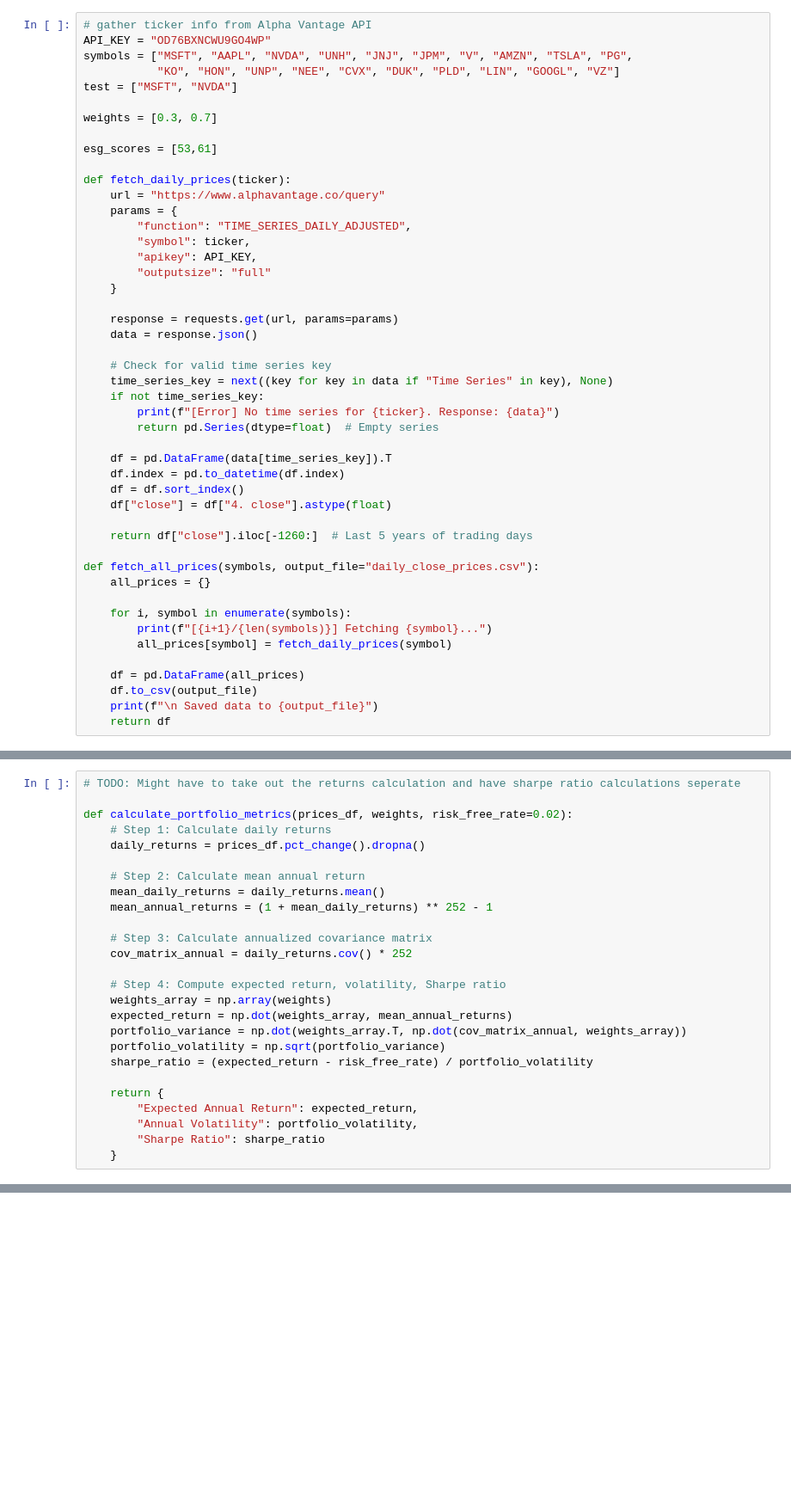
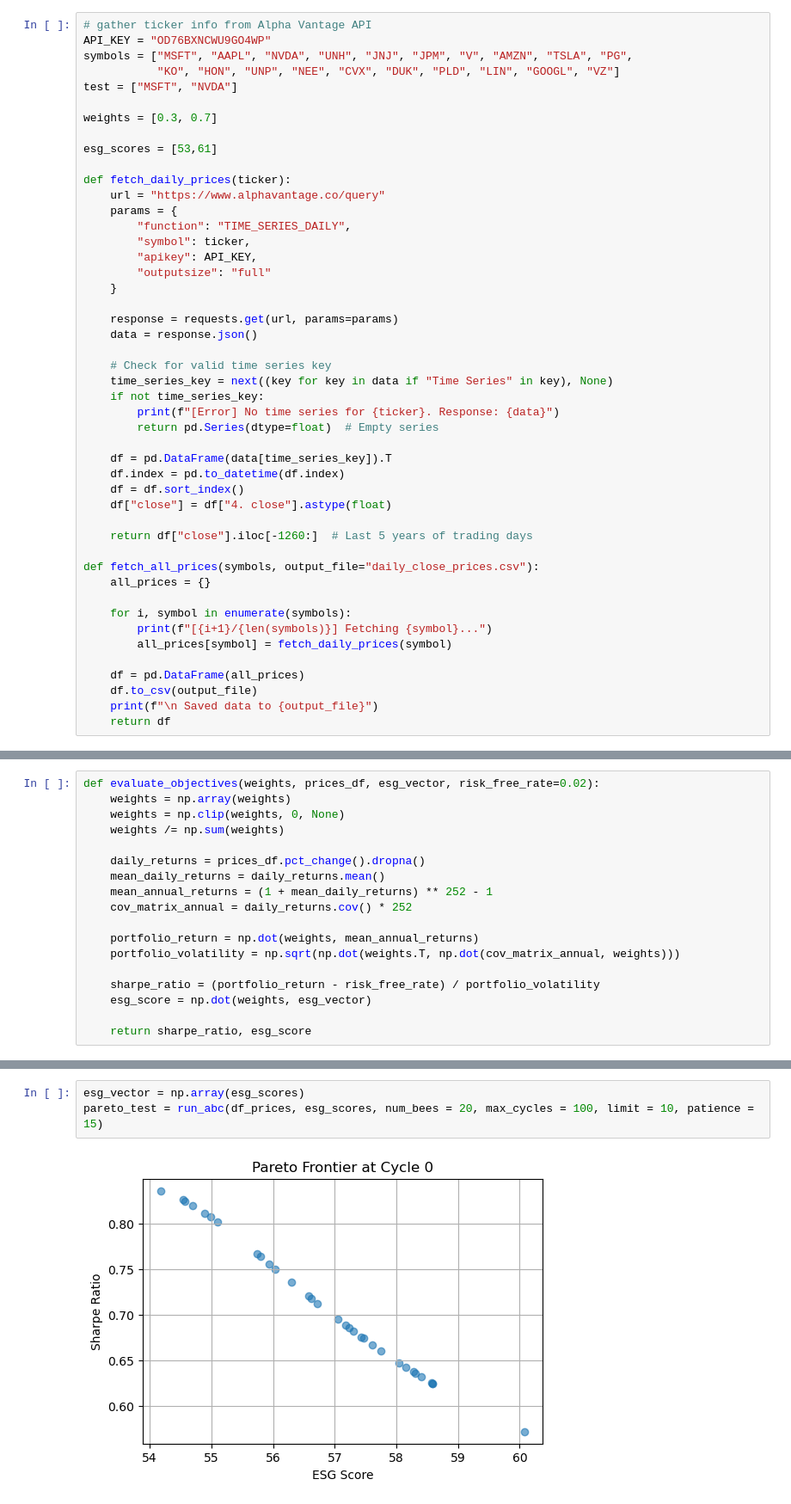
Before and after one commit to Mohammed03/ABC_Optimization, a Jupyter notebook: ABC_Optimization.ipynb, the cells around one changed output, grey strips where cells are left out. Shown at 86% size. Saved outputs shown, nothing was run; the diff lists cells and outputs as text; blank space fills up the shorter version.

```diff
--- a/ABC_Optimization.ipynb
+++ b/ABC_Optimization.ipynb
@@ -30,7 +33,7 @@ esg_scores = [53,61]
 def fetch_daily_prices(ticker):
     url = "https://www.alphavantage.co/query"
     params = {
-        "function": "TIME_SERIES_DAILY_ADJUSTED",
+        "function": "TIME_SERIES_DAILY",
         "symbol": ticker,
         "apikey": API_KEY,
         "outputsize": "full"
@@ -74,28 +75,20 @@ df_prices = fetch_all_prices(test)
 
  Saved data to daily_close_prices.csv
 # %%
-# TODO: Might have to take out the returns calculation and have sharpe ratio calculations seperate
+def evaluate_objectives(weights, prices_df, esg_vector, risk_free_rate=0.02):
+    weights = np.array(weights)
+    weights = np.clip(weights, 0, None)
+    weights /= np.sum(weights)
 
-def calculate_portfolio_metrics(prices_df, weights, risk_free_rate=0.02):
-    # Step 1: Calculate daily returns
     daily_returns = prices_df.pct_change().dropna()
-
-    # Step 2: Calculate mean annual return
     mean_daily_returns = daily_returns.mean()
     mean_annual_returns = (1 + mean_daily_returns) ** 252 - 1
-
-    # Step 3: Calculate annualized covariance matrix
     cov_matrix_annual = daily_returns.cov() * 252
 
-    # Step 4: Compute expected return, volatility, Sharpe ratio
-    weights_array = np.array(weights)
-    expected_return = np.dot(weights_array, mean_annual_returns)
-    portfolio_variance = np.dot(weights_array.T, np.dot(cov_matrix_annual, weights_array))
-    portfolio_volatility = np.sqrt(portfolio_variance)
-    sharpe_ratio = (expected_return - risk_free_rate) / portfolio_volatility
+    portfolio_return = np.dot(weights, mean_annual_returns)
+    portfolio_volatility = np.sqrt(np.dot(weights.T, np.dot(cov_matrix_annual, weights)))
 
-    return {
-        "Expected Annual Return": expected_return,
-        "Annual Volatility": portfolio_volatility,
-        "Sharpe Ratio": sharpe_ratio
-    }
+    sharpe_ratio = (portfolio_return - risk_free_rate) / portfolio_volatility
+    esg_score = np.dot(weights, esg_vector)
+
+    return sharpe_ratio, esg_score
@@ -108,0 +310,5 @@ def eval_esg_scores(esg, weights):
+# %%
+esg_vector = np.array(esg_scores)
+pareto_test = run_abc(df_prices, esg_scores, num_bees = 20, max_cycles = 100, limit = 10, patience = 15)
+# %% [output]
+[figure, added]
```
Also changed, not shown: parts of 7 cells of this notebook, 1 other file.
